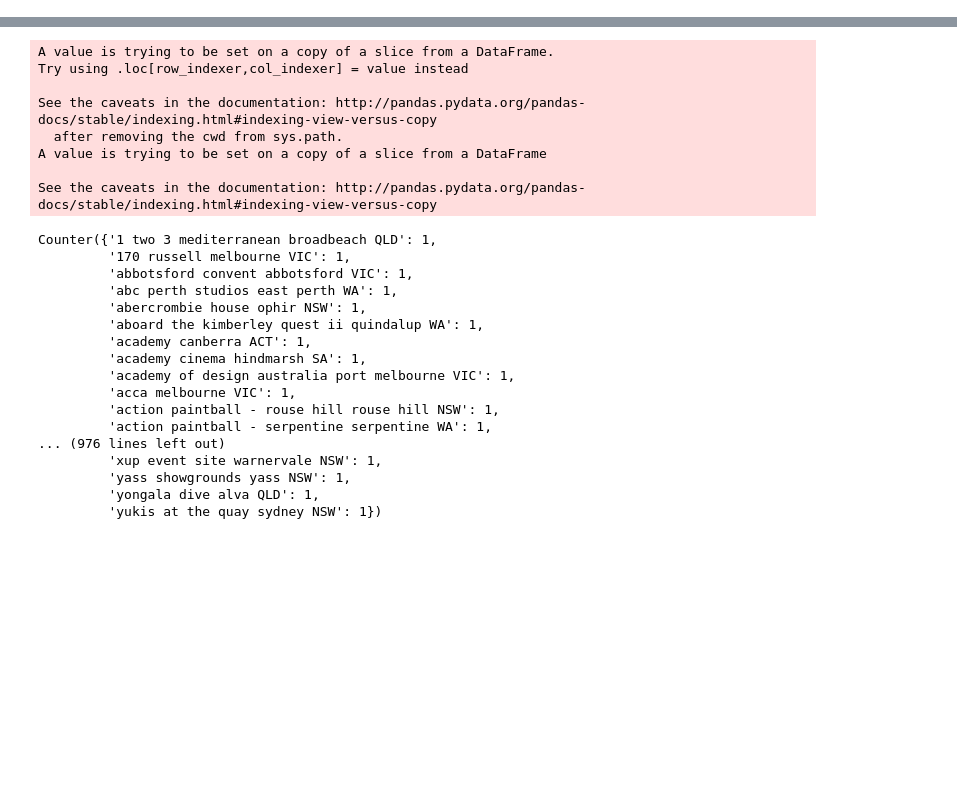
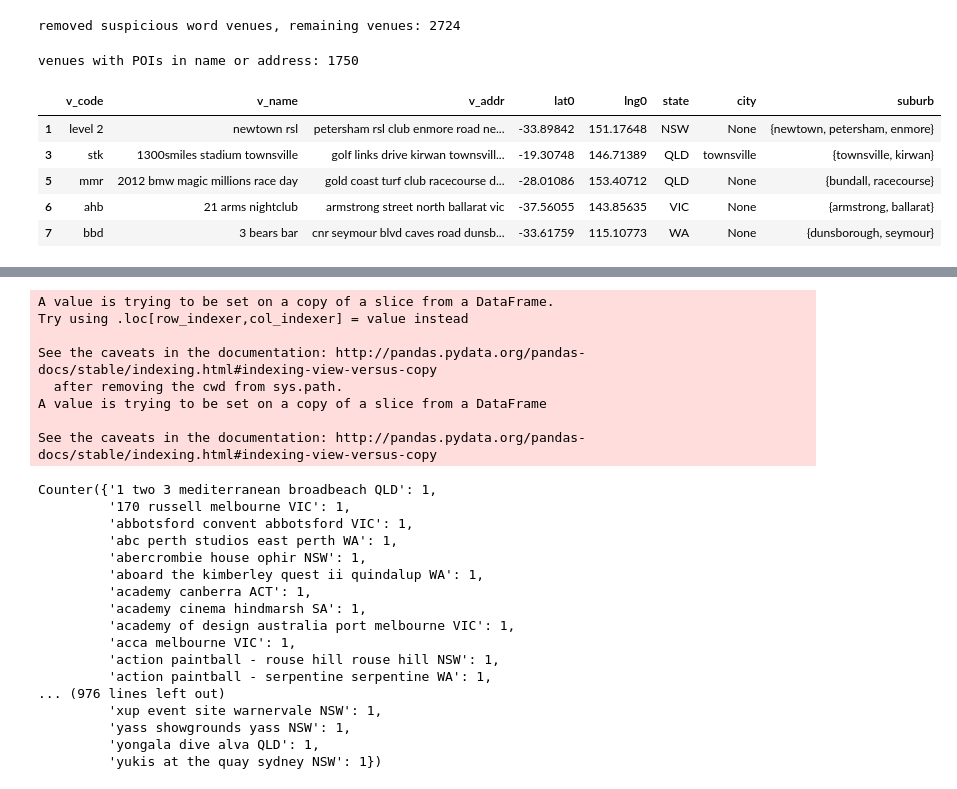
Before and after one commit to eeghor/gmaps_venue_coords, a Jupyter notebook: aus_venue_coords_check.ipynb, the cells around one changed output, grey strips where cells are left out. Cells and saved outputs as stored; diff of their text form; code cells hidden in the pictures; blank space fills up the shorter version.

```diff
--- a/aus_venue_coords_check.ipynb
+++ b/aus_venue_coords_check.ipynb
@@ -75,0 +55,5 @@ memory usage: 128.4+ KB
+# %%
+v_bad = venues.loc[venues.v_name.isnull() |
+                   venues.v_addr.isnull() |
+                   venues.lat0.isnull() | venues.lng0.isnull(),:]
+print("venues with missing name, address or coordinates: {}".format(len(v_bad)))
@@ -75,0 +62,6 @@ memory usage: 128.4+ KB
+# %%
+# first look for the outright suspicious venues
+v_bad = pd.concat([v_bad,
+                    venues.loc[(venues["v_name"] + ' ' + venues["v_addr"]).apply(lambda x: True if set(x.split()) &
+                                                                               fake_venue_words else False), :]])
+print("venues with something missing and suspicious words: {}".format(len(v_bad)))
@@ -144,0 +125,21 @@ See the caveats in the documentation: http://pandas.pydata.org/pandas-docs/stabl
+# %%
+v_bad = pd.concat([v_bad,
+                    venues.loc[venues.suburb.apply(lambda x: False if len(x)>0 else True),:]])
+
+venues = venues.loc[-venues.v_code.isin(v_bad.v_code.tolist()),:]
+nv_nosub = len(venues)
+print("removed no suburb venues, remaining venues: {}".format(nv_nosub))
+# %% [output]
+removed suspicious word venues, remaining venues: 2724
+# %%
+poi_v_codes = ( set(venues.loc[venues.loc[:,"v_name"].apply(lambda x: True if [1 for c in range(1,3)
+                                                                    for w in combinations(x.split(), c)
+                                                                    if {" ".join(w)} & set(pois)] else False),"v_code"].tolist()) |
+set(venues.loc[venues.loc[:,"v_addr"].apply(lambda x: True if [1 for c in range(3)
+                                                                    for w in combinations(x.split(), c)
+                                                                    if {" ".join(w)} & set(pois)] else False),"v_code"].tolist()) )
+# %%
+nv_pois = len(poi_v_codes)
+print("venues with POIs in name or address: {}".format(nv_pois))
+# %% [output]
+venues with POIs in name or address: 1750
@@ -144,0 +148,10 @@ See the caveats in the documentation: http://pandas.pydata.org/pandas-docs/stabl
+# %%
+venues_poi = venues.loc[venues.v_code.isin(poi_v_codes),:]
+venues_poi.head()
+# %% [output]
+|  | v_code | v_name | v_addr | lat0 | lng0 | state | city | suburb |
+| 1 | level 2 | newtown rsl | petersham rsl club enmore road ne... | -33.89842 | 151.17648 | NSW | None | {newtown, petersham, enmore} |
+| 3 | stk | 1300smiles stadium townsville | golf links drive kirwan townsvill... | -19.30748 | 146.71389 | QLD | townsville | {townsville, kirwan} |
+| 5 | mmr | 2012 bmw magic millions race day | gold coast turf club racecourse d... | -28.01086 | 153.40712 | QLD | None | {bundall, racecourse} |
+| 6 | ahb | 21 arms nightclub | armstrong street north ballarat vic | -37.56055 | 143.85635 | VIC | None | {armstrong, ballarat} |
+| 7 | bbd | 3 bears bar | cnr seymour blvd caves road dunsb... | -33.61759 | 115.10773 | WA | None | {dunsborough, seymour} |
```
Also changed, not shown: parts of 11 cells of this notebook.
